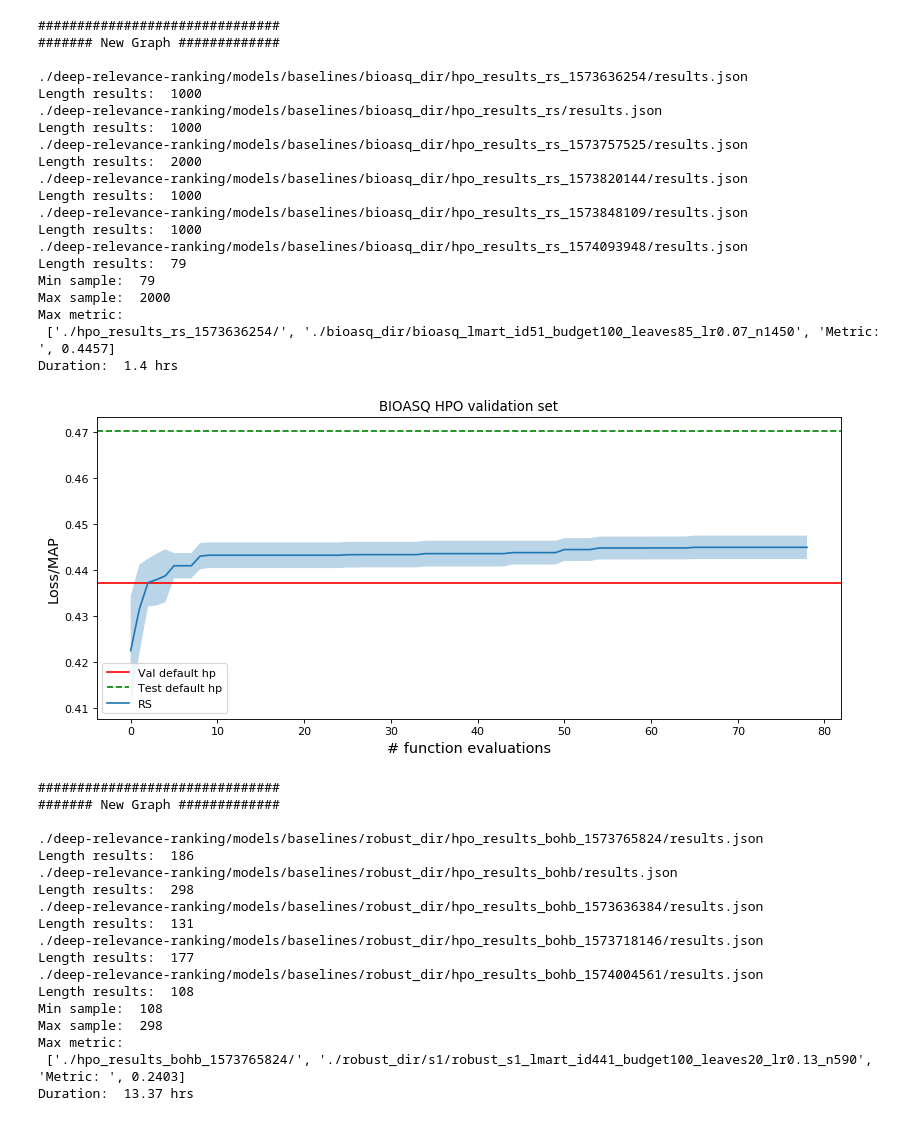
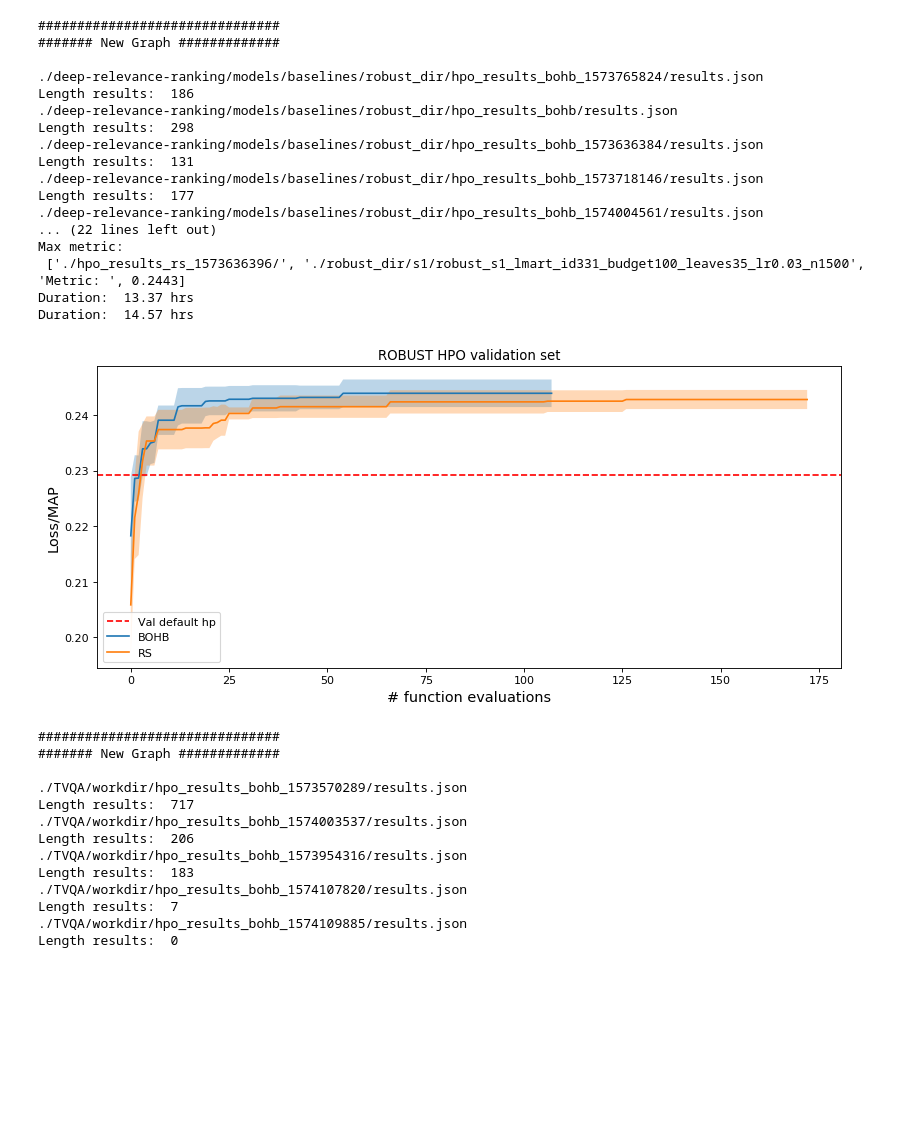
Before and after one commit to fj-morales/deep-relevance-ranking, a Jupyter notebook: models/baselines/HPO_analysis_intermediate.ipynb, the cells around one changed output. Saved outputs shown, nothing was run; the diff lists cells and outputs as text; code cells hidden in the pictures; blank space fills up the shorter version.

Commit message:
HPO avg graphs

```diff
--- a/models/baselines/HPO_analysis_intermediate.ipynb
+++ b/models/baselines/HPO_analysis_intermediate.ipynb
@@ -218,6 +140,7 @@ def get_avg_results(results_files):
             'std': std,
             'min_std': min_losess_std,
             'max_metric': max_metric_config,
+            'avg_hpo': max_metric_config[0].split('_')[2],
 #         return {'loss_data': [x[3]['loss'] for x in results], # Get only runs on 100% of data
 
             'times': res[0]['times'][0:min_len] # Time reference of the first run, not the ebst way!
@@ -248,12 +252,17 @@ hpo_methods = [
                 'rs'
 ]
 
+# adjust_min=True
+adjust_min=False
+n_limit = 0
+
 for wdir, dev_def, test_def in zip(workdirs, dev_defaults, test_defaults):
 
-    for h in hpo_methods:
+    avg_res_hpo = []
+    for hpo_m in hpo_methods:
         print('\n\n###############################\n####### New Graph #############\n')
         # Get results_dir
-        results_dirs = get_hpo_results_dir(wdir, h)
+        results_dirs = get_hpo_results_dir(wdir, hpo_m)
 
 #         print(results_dirs)
         # Get mean, std
@@ -270,7 +279,13 @@ for wdir, dev_def, test_def in zip(workdirs, dev_defaults, test_defaults):
         avg_res = get_avg_results(results_files)
         n_limit = len(avg_res['loss_data'])
 
-        [max_m, idx] = plot_results(dataset, h, avg_res, dev_def=dev_def, test_def=test_def, n=0, n_lim=n_limit, time_flag=False)
+        avg_res_hpo.append(avg_res)
+
+    if adjust_min:
+        n_limit = min(len(r['loss_data']) for r in avg_res_hpo)
+        print(n_limit)
+
+    [max_m, idx] = plot_results(dataset, *avg_res_hpo, dev_def=dev_def, test_def=test_def, n=0, n_lim=n_limit, time_flag=False)
 
         # Plot
 
@@ -300,39 +312,31 @@ Duration:  17.62 hrs
 ###############################
 ####### New Graph #############
 
-./deep-relevance-ranking/models/baselines/bioasq_dir/hpo_results_rs_1573636254/results.json
-Length results:  1000
-./deep-relevance-ranking/models/baselines/bioasq_dir/hpo_results_rs/results.json
-Length results:  1000
-./deep-relevance-ranking/models/baselines/bioasq_dir/hpo_results_rs_1573757525/results.json
-Length results:  2000
-./deep-relevance-ranking/models/baselines/bioasq_dir/hpo_results_rs_1573820144/results.json
-Length results:  1000
-./deep-relevance-ranking/models/baselines/bioasq_dir/hpo_results_rs_1573848109/results.json
-Length results:  1000
-./deep-relevance-ranking/models/baselines/bioasq_dir/hpo_results_rs_1574093948/results.json
-Length results:  79
-Min sample:  79
-Max sample:  2000
+./deep-relevance-ranking/models/baselines/robust_dir/hpo_results_bohb_1573765824/results.json
+Length results:  186
+./deep-relevance-ranking/models/baselines/robust_dir/hpo_results_bohb/results.json
+Length results:  298
+./deep-relevance-ranking/models/baselines/robust_dir/hpo_results_bohb_1573636384/results.json
+Length results:  131
+./deep-relevance-ranking/models/baselines/robust_dir/hpo_results_bohb_1573718146/results.json
+Length results:  177
+./deep-relevance-ranking/models/baselines/robust_dir/hpo_results_bohb_1574004561/results.json
+... (22 lines left out)
 Max metric:
- ['./hpo_results_rs_1573636254/', './bioasq_dir/bioasq_lmart_id51_budget100_leaves85_lr0.07_n1450', 'Metric: ', 0.4457]
-Duration:  1.4 hrs
+ ['./hpo_results_rs_1573636396/', './robust_dir/s1/robust_s1_lmart_id331_budget100_leaves35_lr0.03_n1500', 'Metric: ', 0.2443]
+Duration:  13.37 hrs
+Duration:  14.57 hrs
-[figure, old version]
+[figure, new version]
 ###############################
 ####### New Graph #############
 
-./deep-relevance-ranking/models/baselines/robust_dir/hpo_results_bohb_1573765824/results.json
-Length results:  186
-./deep-relevance-ranking/models/baselines/robust_dir/hpo_results_bohb/results.json
-Length results:  298
-./deep-relevance-ranking/models/baselines/robust_dir/hpo_results_bohb_1573636384/results.json
-Length results:  131
-./deep-relevance-ranking/models/baselines/robust_dir/hpo_results_bohb_1573718146/results.json
-Length results:  177
-./deep-relevance-ranking/models/baselines/robust_dir/hpo_results_bohb_1574004561/results.json
-Length results:  108
-Min sample:  108
-Max sample:  298
-Max metric:
- ['./hpo_results_bohb_1573765824/', './robust_dir/s1/robust_s1_lmart_id441_budget100_leaves20_lr0.13_n590', 'Metric: ', 0.2403]
-Duration:  13.37 hrs
+./TVQA/workdir/hpo_results_bohb_1573570289/results.json
+Length results:  717
+./TVQA/workdir/hpo_results_bohb_1574003537/results.json
+Length results:  206
+./TVQA/workdir/hpo_results_bohb_1573954316/results.json
+Length results:  183
+./TVQA/workdir/hpo_results_bohb_1574107820/results.json
+Length results:  7
+./TVQA/workdir/hpo_results_bohb_1574109885/results.json
+Length results:  0
```
Also changed, not shown: parts of 3 cells of this notebook, 2 other files.
